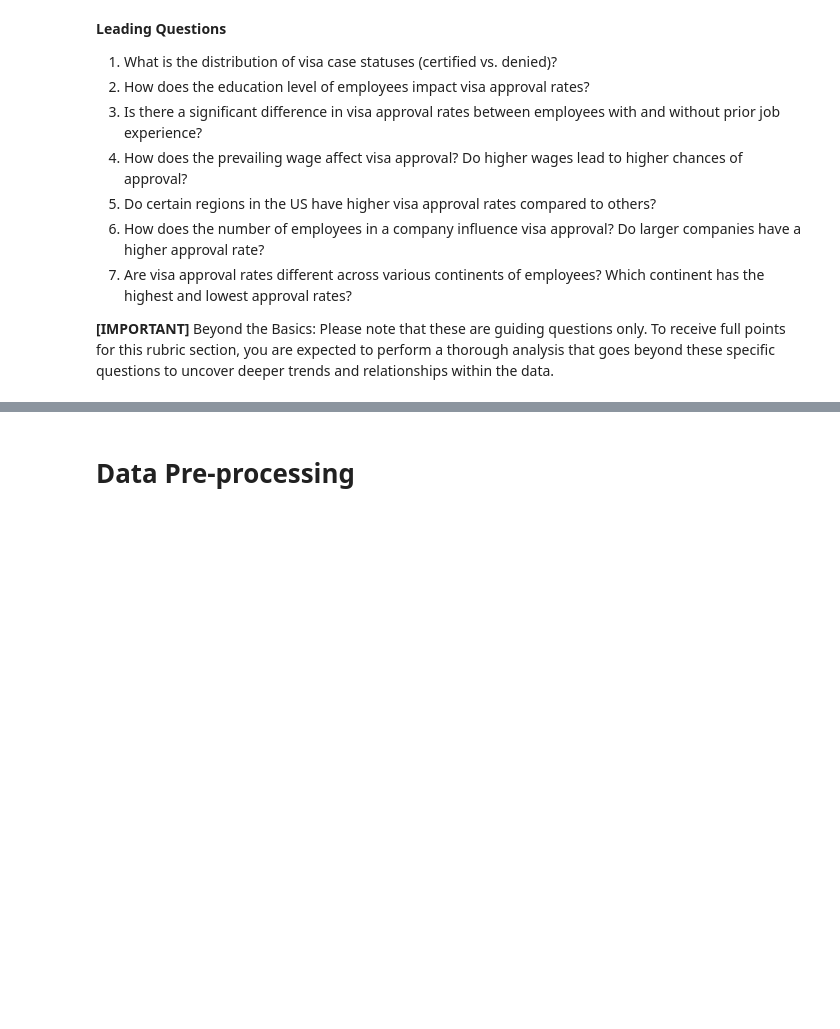
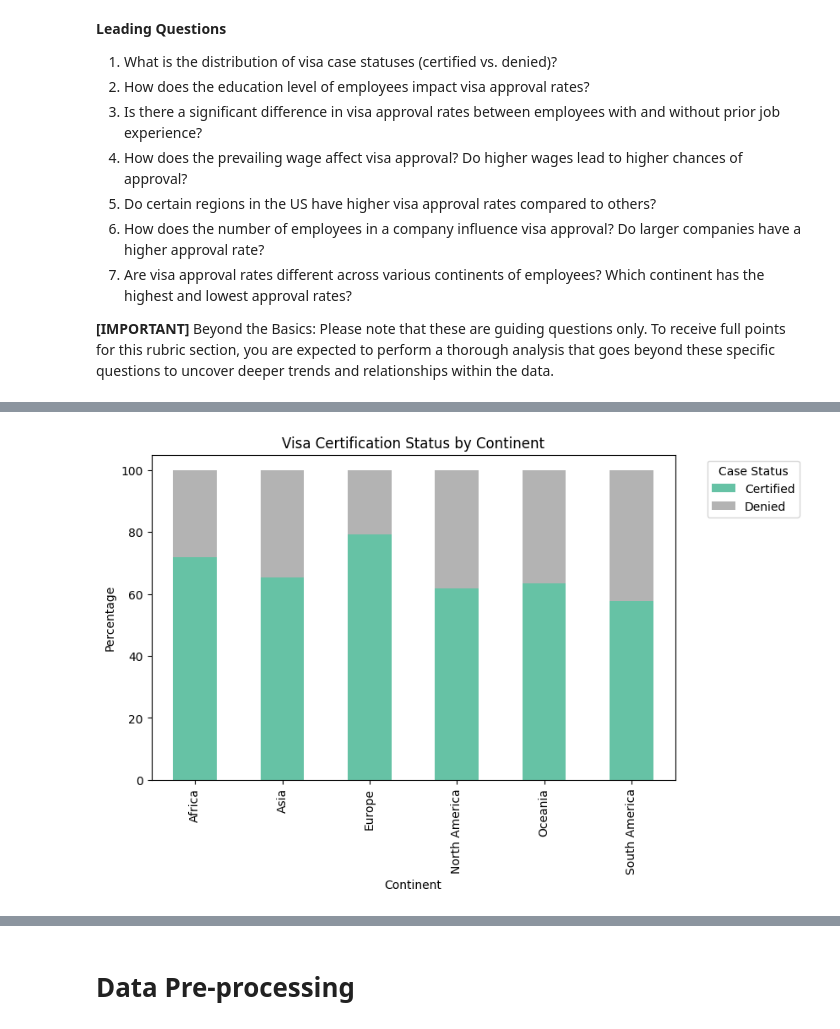
Before and after one commit to click2shivesh/shivesh-uta-aiml-py, a Jupyter notebook: Shivesh_Project_Full_Code_Notebook_EasyVisa.ipynb, the cells around one changed output, grey strips where cells are left out. Saved outputs shown, nothing was run; the diff lists cells and outputs as text; code cells hidden in the pictures; blank space fills up the shorter version.

```diff
--- a/Shivesh_Project_Full_Code_Notebook_EasyVisa.ipynb
+++ b/Shivesh_Project_Full_Code_Notebook_EasyVisa.ipynb
@@ -88,0 +636,10 @@ Drive already mounted at /content/drive; to attempt to forcibly remount, call dr
+# %%
+# Continent vs visa certification status
+
+continent_status = pd.crosstab(
+    data["continent"],
+    data["case_status"],
+    normalize="index"
+) * 100
+
+continent_status
@@ -88,0 +655,17 @@ Drive already mounted at /content/drive; to attempt to forcibly remount, call dr
+# %%
+# Visualization of continent vs visa certification status
+
+continent_status.plot(
+    kind="bar",
+    stacked=True,
+    figsize=(8,5),
+    colormap="Set2"
+)
+
+plt.title("Visa Certification Status by Continent")
+plt.ylabel("Percentage")
+plt.xlabel("Continent")
+plt.legend(title="Case Status", bbox_to_anchor=(1.05,1))
+plt.show()
+# %% [output]
+[figure, added]
```
Also changed, not shown: parts of 37 cells of this notebook.
